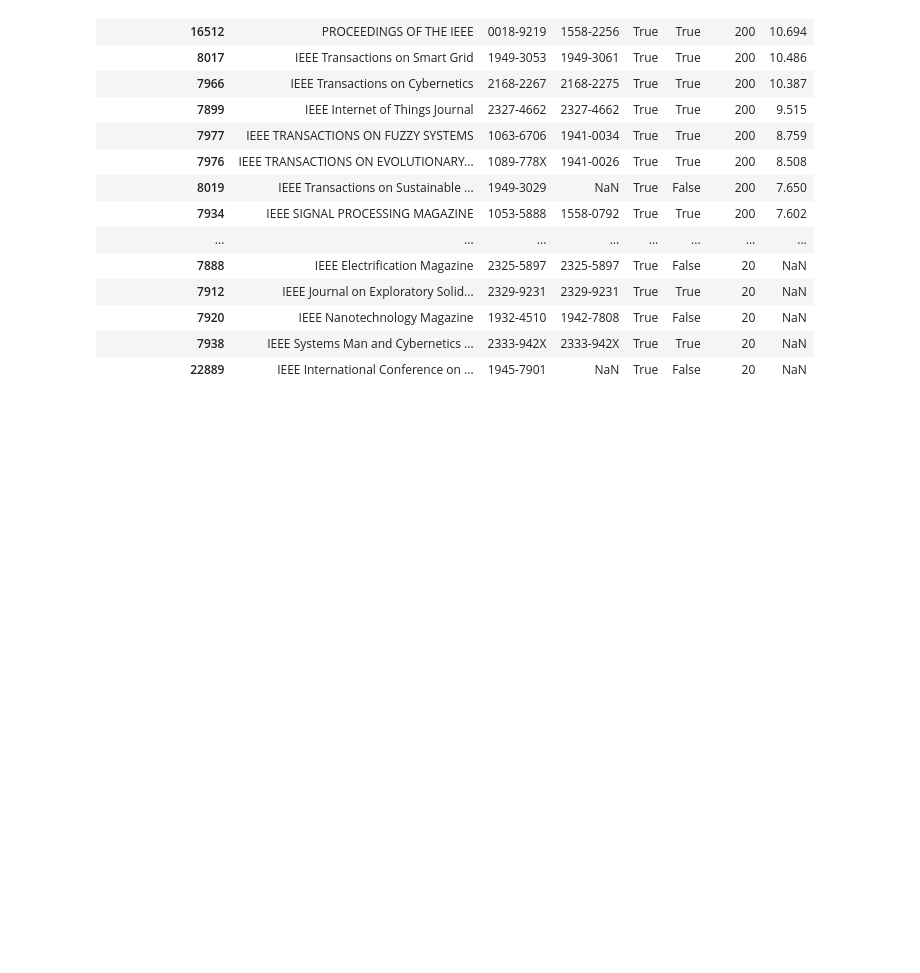
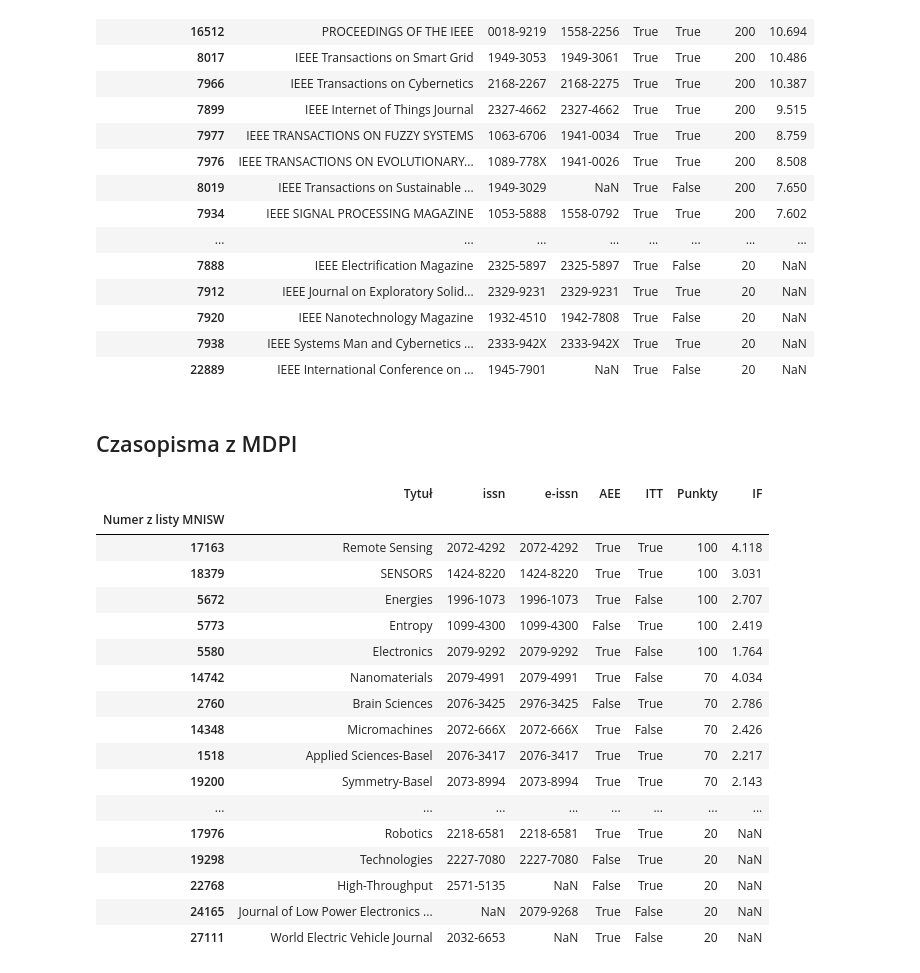
Before and after one commit to KAIR-ISZ/public_documents, a Jupyter notebook: Punktacja czasopism/Documents/Raport.ipynb, the cells around one changed output. Drawn from its saved outputs; the diff is of its cells as text; code cells hidden in the pictures; blank space fills up the shorter version.

Commit message:
[Punktacja] Uzupełnienie raportu o analizę czasopism z MDPI

```diff
--- a/Punktacja czasopism/Documents/Raport.ipynb
+++ b/Punktacja czasopism/Documents/Raport.ipynb
@@ -130,3 +130,30 @@ dane[dane.AEE&dane['Tytuł'].str.contains('IEEE')].sort_values(['Punkty','IF'],a
 | 7920 | IEEE Nanotechnology Magazine | 1932-4510 | 1942-7808 | True | False | 20 | NaN |
 | 7938 | IEEE Systems Man and Cybernetics ... | 2333-942X | 2333-942X | True | True | 20 | NaN |
 | 22889 | IEEE International Conference on ... | 1945-7901 | NaN | True | False | 20 | NaN |
+# %% [markdown]
+## Czasopisma z MDPI
+# %%
+MDPI=pd.read_csv('../Analysis Data/MDPI_journals.csv')
+
+MDPI_filter=((dane.issn.isin(MDPI.ISSN)) | (dane['e-issn'].isin(MDPI.ISSN)))
+
+dane[MDPI_filter].sort_values(['Punkty','IF'],ascending=False)
+# %% [output]
+|  | Tytuł | issn | e-issn | AEE | ITT | Punkty | IF |
+| Numer z listy MNISW |  |  |  |  |  |  |  |
+| 17163 | Remote Sensing | 2072-4292 | 2072-4292 | True | True | 100 | 4.118 |
+| 18379 | SENSORS | 1424-8220 | 1424-8220 | True | True | 100 | 3.031 |
+| 5672 | Energies | 1996-1073 | 1996-1073 | True | False | 100 | 2.707 |
+| 5773 | Entropy | 1099-4300 | 1099-4300 | False | True | 100 | 2.419 |
+| 5580 | Electronics | 2079-9292 | 2079-9292 | True | False | 100 | 1.764 |
+| 14742 | Nanomaterials | 2079-4991 | 2079-4991 | True | False | 70 | 4.034 |
+| 2760 | Brain Sciences | 2076-3425 | 2976-3425 | False | True | 70 | 2.786 |
+| 14348 | Micromachines | 2072-666X | 2072-666X | True | False | 70 | 2.426 |
+| 1518 | Applied Sciences-Basel | 2076-3417 | 2076-3417 | True | True | 70 | 2.217 |
+| 19200 | Symmetry-Basel | 2073-8994 | 2073-8994 | True | True | 70 | 2.143 |
+| ... | ... | ... | ... | ... | ... | ... | ... |
+| 17976 | Robotics | 2218-6581 | 2218-6581 | True | True | 20 | NaN |
+| 19298 | Technologies | 2227-7080 | 2227-7080 | False | True | 20 | NaN |
+| 22768 | High-Throughput | 2571-5135 | NaN | False | True | 20 | NaN |
+| 24165 | Journal of Low Power Electronics ... | NaN | 2079-9268 | True | False | 20 | NaN |
+| 27111 | World Electric Vehicle Journal | 2032-6653 | NaN | True | False | 20 | NaN |
```
Also changed, not shown: 4 other files.
